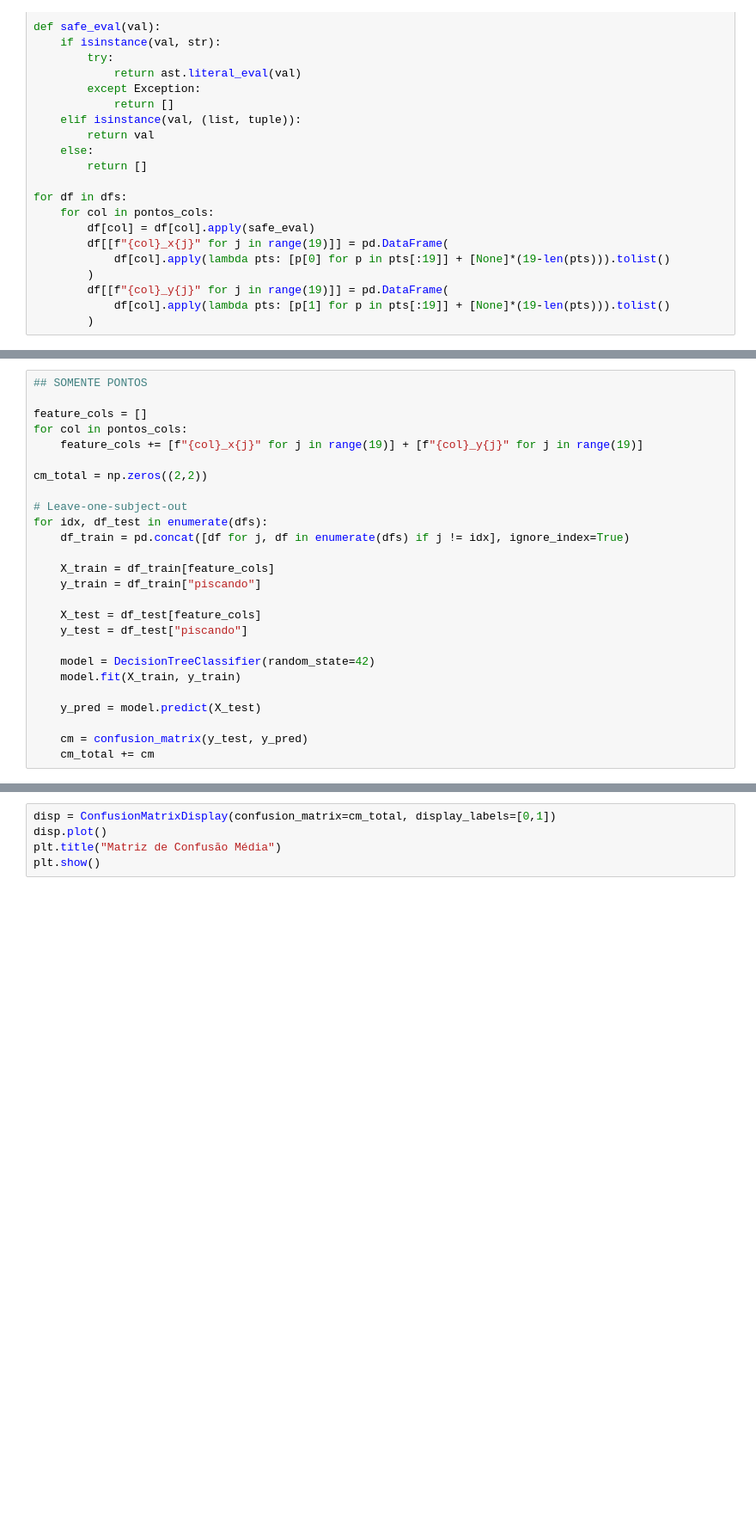
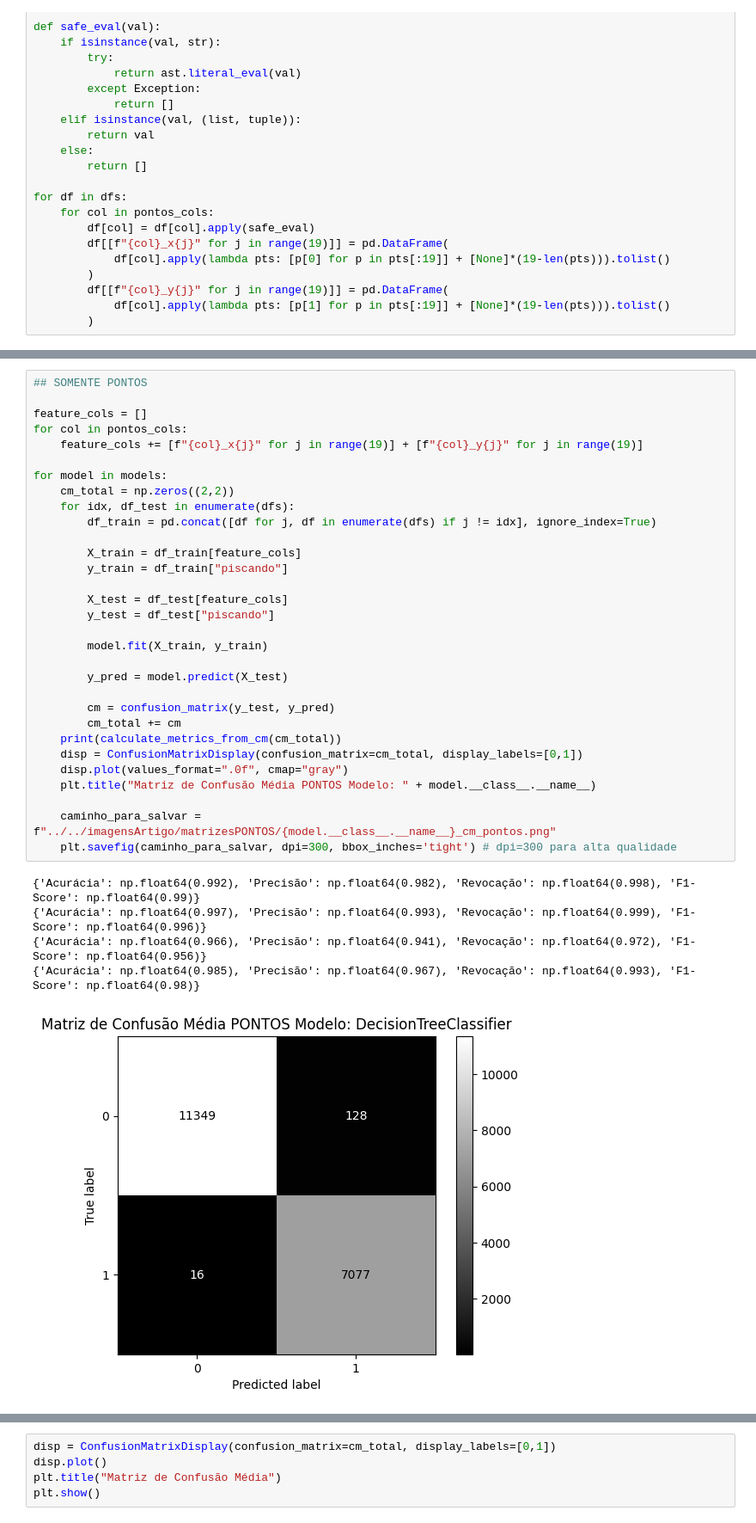
Before and after one commit to Barradas13/AssistiveDomotical, a Jupyter notebook: OSEMN/colabs/model.ipynb, the cells around one changed output, grey strips where cells are left out. Shown at 86% size. Saved outputs shown, nothing was run; the diff lists cells and outputs as text; blank space fills up the shorter version.

```diff
--- a/OSEMN/colabs/model.ipynb
+++ b/OSEMN/colabs/model.ipynb
@@ -76,26 +105,37 @@ for idx, df_test in enumerate(dfs):
 # %%
 ## SOMENTE PONTOS
 
 feature_cols = []
 for col in pontos_cols:
     feature_cols += [f"{col}_x{j}" for j in range(19)] + [f"{col}_y{j}" for j in range(19)]
 
-cm_total = np.zeros((2,2))
+for model in models:
+    cm_total = np.zeros((2,2))
+    for idx, df_test in enumerate(dfs):
+        df_train = pd.concat([df for j, df in enumerate(dfs) if j != idx], ignore_index=True)
 
-# Leave-one-subject-out
-for idx, df_test in enumerate(dfs):
-    df_train = pd.concat([df for j, df in enumerate(dfs) if j != idx], ignore_index=True)
+        X_train = df_train[feature_cols]
+        y_train = df_train["piscando"]
 
-    X_train = df_train[feature_cols]
-    y_train = df_train["piscando"]
+        X_test = df_test[feature_cols]
+        y_test = df_test["piscando"]
 
-    X_test = df_test[feature_cols]
-    y_test = df_test["piscando"]
+        model.fit(X_train, y_train)
 
-    model = DecisionTreeClassifier(random_state=42)
-    model.fit(X_train, y_train)
+        y_pred = model.predict(X_test)
 
-    y_pred = model.predict(X_test)
+        cm = confusion_matrix(y_test, y_pred)
+        cm_total += cm
+    print(calculate_metrics_from_cm(cm_total))
+    disp = ConfusionMatrixDisplay(confusion_matrix=cm_total, display_labels=[0,1])
+    disp.plot(values_format=".0f", cmap="gray")
+    plt.title("Matriz de Confusão Média PONTOS Modelo: " + model.__class__.__name__)
 
-    cm = confusion_matrix(y_test, y_pred)
-    cm_total += cm
+    caminho_para_salvar = f"../../imagensArtigo/matrizesPONTOS/{model.__class__.__name__}_cm_pontos.png"
+    plt.savefig(caminho_para_salvar, dpi=300, bbox_inches='tight') # dpi=300 para alta qualidade
+# %% [output]
+{'Acurácia': np.float64(0.992), 'Precisão': np.float64(0.982), 'Revocação': np.float64(0.998), 'F1-Score': np.float64(0.99)}
+{'Acurácia': np.float64(0.997), 'Precisão': np.float64(0.993), 'Revocação': np.float64(0.999), 'F1-Score': np.float64(0.996)}
+{'Acurácia': np.float64(0.966), 'Precisão': np.float64(0.941), 'Revocação': np.float64(0.972), 'F1-Score': np.float64(0.956)}
+{'Acurácia': np.float64(0.985), 'Precisão': np.float64(0.967), 'Revocação': np.float64(0.993), 'F1-Score': np.float64(0.98)}
+[figure, added]
```
Also changed, not shown: parts of 6 cells of this notebook, 14 other files.
